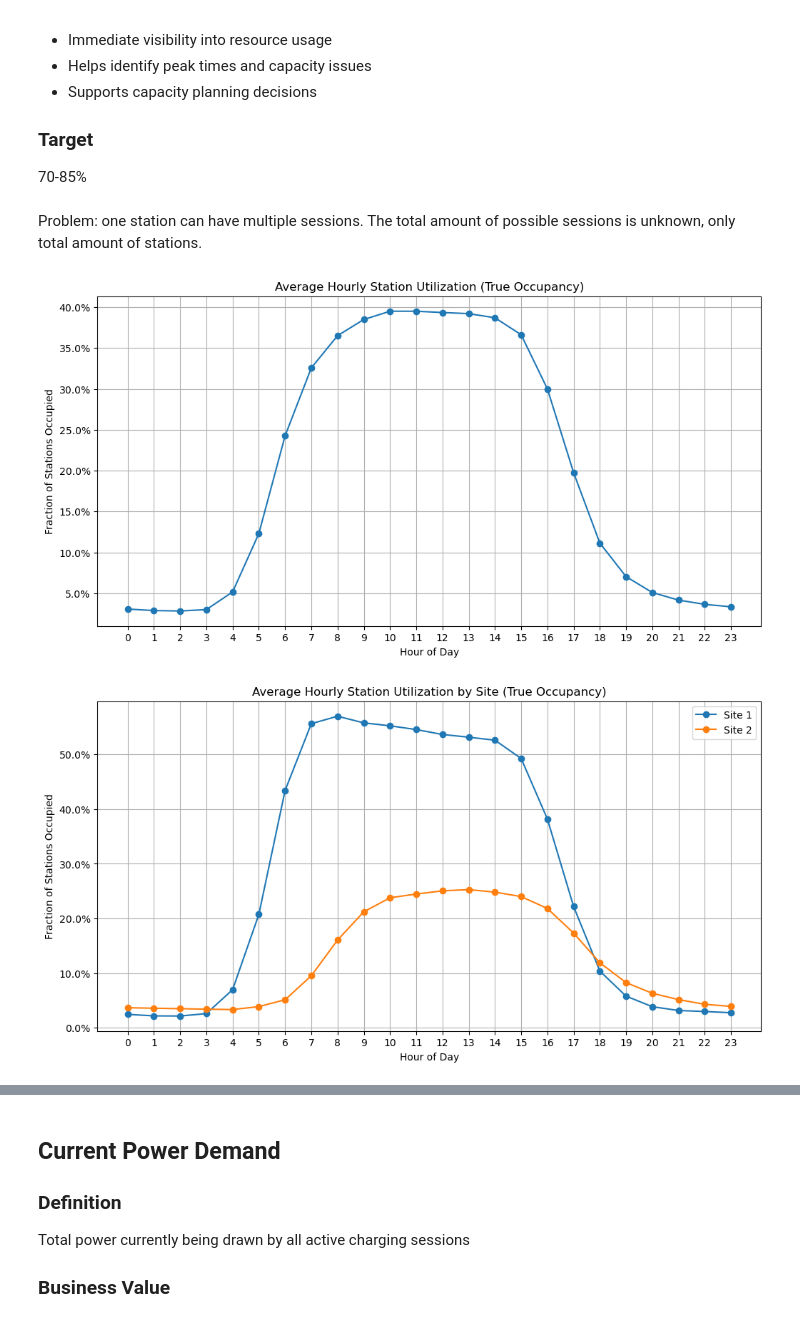
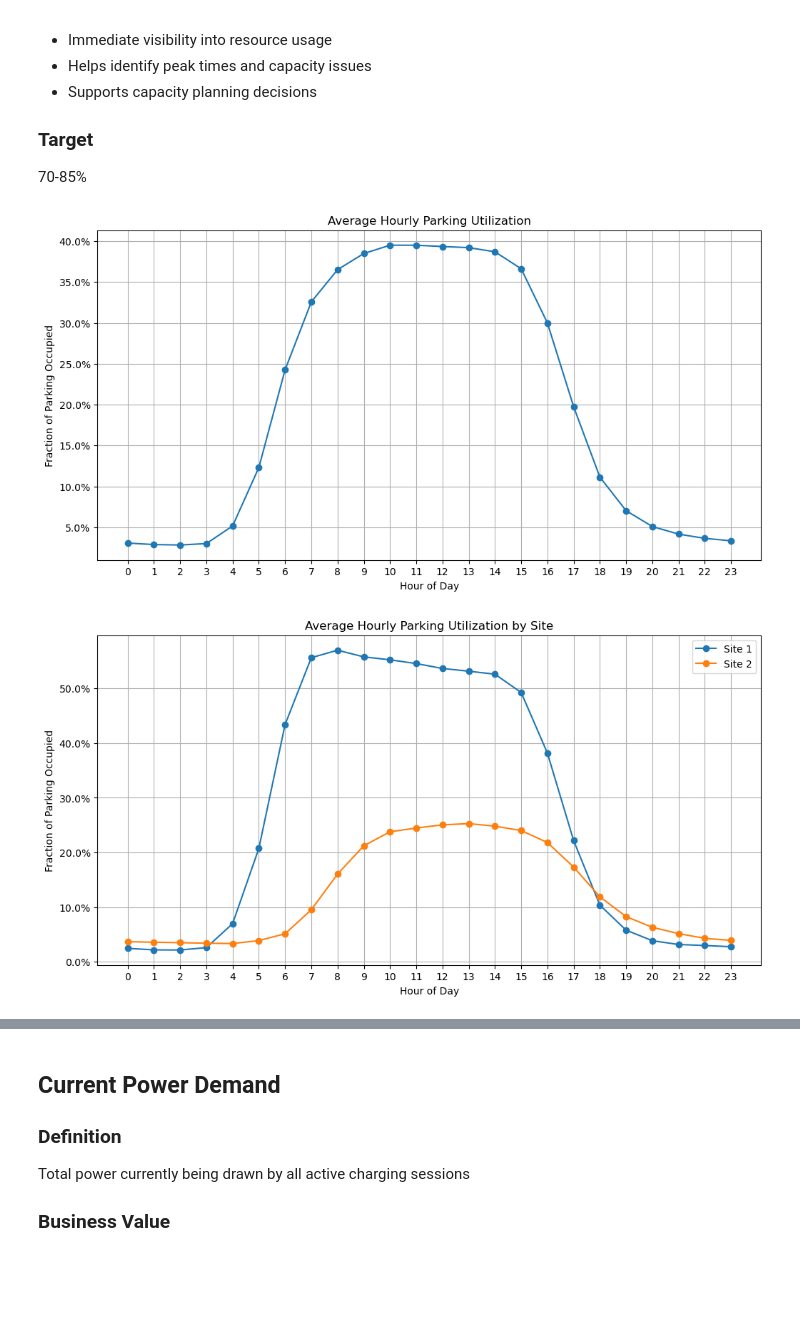
Before and after one commit to Sithkiller3000/AA2024, a Jupyter notebook: descriptive_analytics/descriptive_analytics_2b.ipynb, the cells around one changed output, grey strips where cells are left out. Drawn from its saved outputs; the diff is of its cells as text; code cells hidden in the pictures; blank space fills up the shorter version.

```diff
--- a/descriptive_analytics/descriptive_analytics_2b.ipynb
+++ b/descriptive_analytics/descriptive_analytics_2b.ipynb
@@ -43,12 +43,10 @@ Percentage of charging stations currently in active use at any given moment
 
 ### Target
 70-85%
-# %% [markdown]
-Problem: one station can have multiple sessions. The total amount of possible sessions is unknown, only total amount of stations.
 # %%
-stations_per_site = df.groupby('siteID')['stationID'].nunique()
+stations_per_site = df.groupby('siteID')['spaceID'].nunique()
 
-df_occ = df[['siteID', 'stationID', 'connectionTime', 'disconnectTime']].copy()
+df_occ = df[['siteID', 'spaceID', 'connectionTime', 'disconnectTime']].copy()
 
 df_occ['start_hour'] = df_occ['connectionTime'].dt.floor('h')
 df_occ['end_hour']   = df_occ['disconnectTime'].dt.floor('h')
@@ -74,7 +72,7 @@ df_exploded['hour'] = df_exploded['hours_active'].dt.hour
 # Group by site, date, hour; count unique stations occupied
 hourly_occ = (
     df_exploded
-    .groupby(['siteID', 'date', 'hour'])['stationID']
+    .groupby(['siteID', 'date', 'hour'])['spaceID']
     .nunique()
     .reset_index(name='stations_occupied')
 )
@@ -94,37 +92,37 @@ avg_hourly_utilization = (
 
 plt.figure(figsize=(12, 6))
 
 # Group across all sites by 'hour' and take the mean utilization
 overall_avg = avg_hourly_utilization.groupby('hour')['utilization'].mean()
 
 plt.plot(overall_avg.index, overall_avg.values, marker='o')
-plt.title('Average Hourly Station Utilization (True Occupancy)')
+plt.title('Average Hourly Parking Utilization')
 plt.xlabel('Hour of Day')
-plt.ylabel('Fraction of Stations Occupied')
+plt.ylabel('Fraction of Parking Occupied')
 # Format y-axis as percentage
 plt.gca().yaxis.set_major_formatter(plt.FuncFormatter(lambda y, _: '{:.1%}'.format(y)))
 plt.grid(True)
 plt.xticks(range(0, 24))
 plt.show()
 
 
 plt.figure(figsize=(12, 6))
 
 for site in [1, 2]:
     site_data = avg_hourly_utilization[avg_hourly_utilization['siteID'] == site]
     plt.plot(site_data['hour'], site_data['utilization'],
              label=f'Site {site}', marker='o')
 
-plt.title('Average Hourly Station Utilization by Site (True Occupancy)')
+plt.title('Average Hourly Parking Utilization by Site')
 plt.xlabel('Hour of Day')
-plt.ylabel('Fraction of Stations Occupied')
+plt.ylabel('Fraction of Parking Occupied')
 plt.legend()
 plt.grid(True)
 plt.xticks(range(0, 24))
 # Format y-axis as percentage
 plt.gca().yaxis.set_major_formatter(plt.FuncFormatter(lambda y, _: '{:.1%}'.format(y)))
 plt.show()
 # %% [output]
-[figure, old version]
+[figure, new version]
-[figure, old version]
+[figure, new version]
 # %% [markdown]
```
Also changed, not shown: parts of 5 cells of this notebook.
